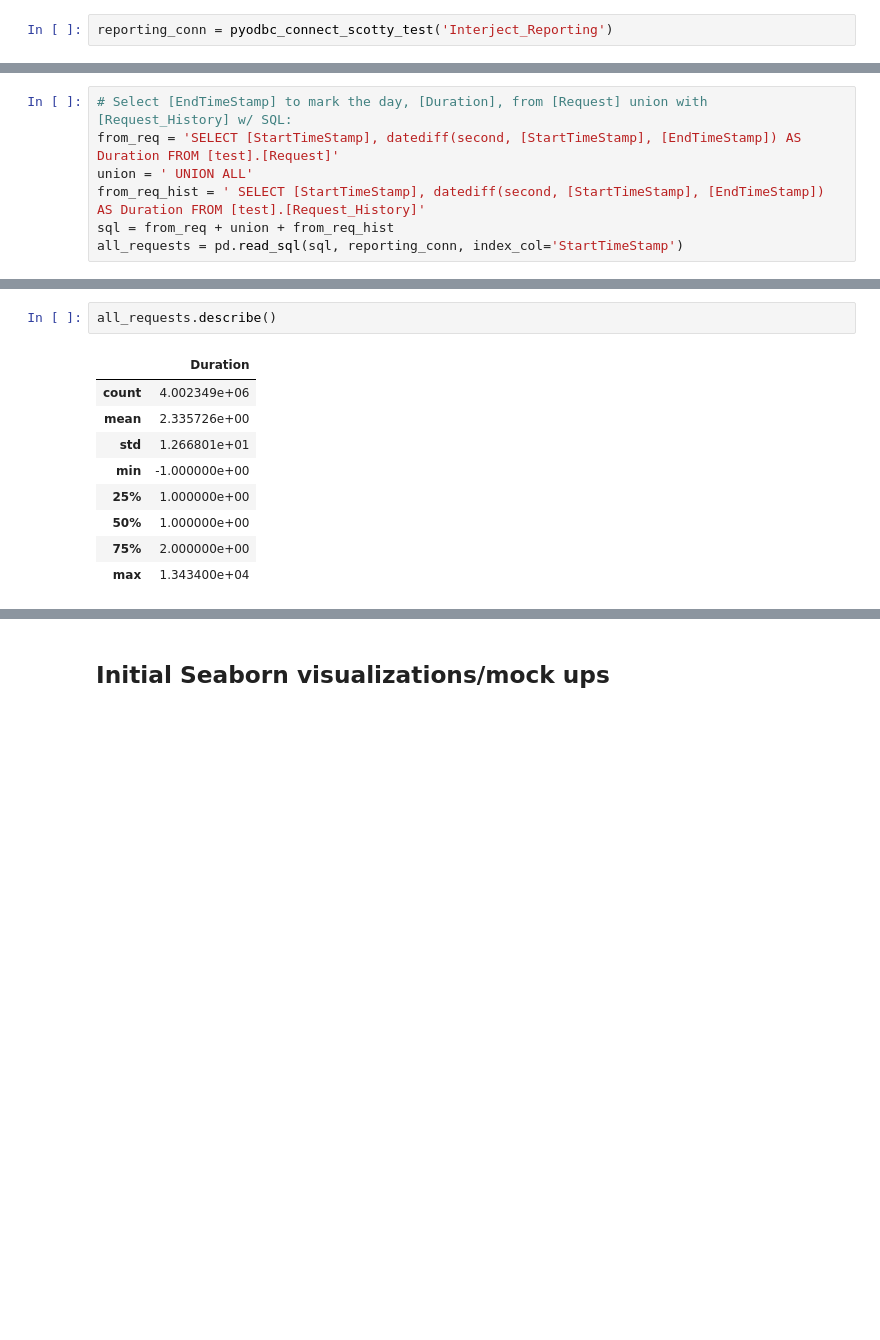
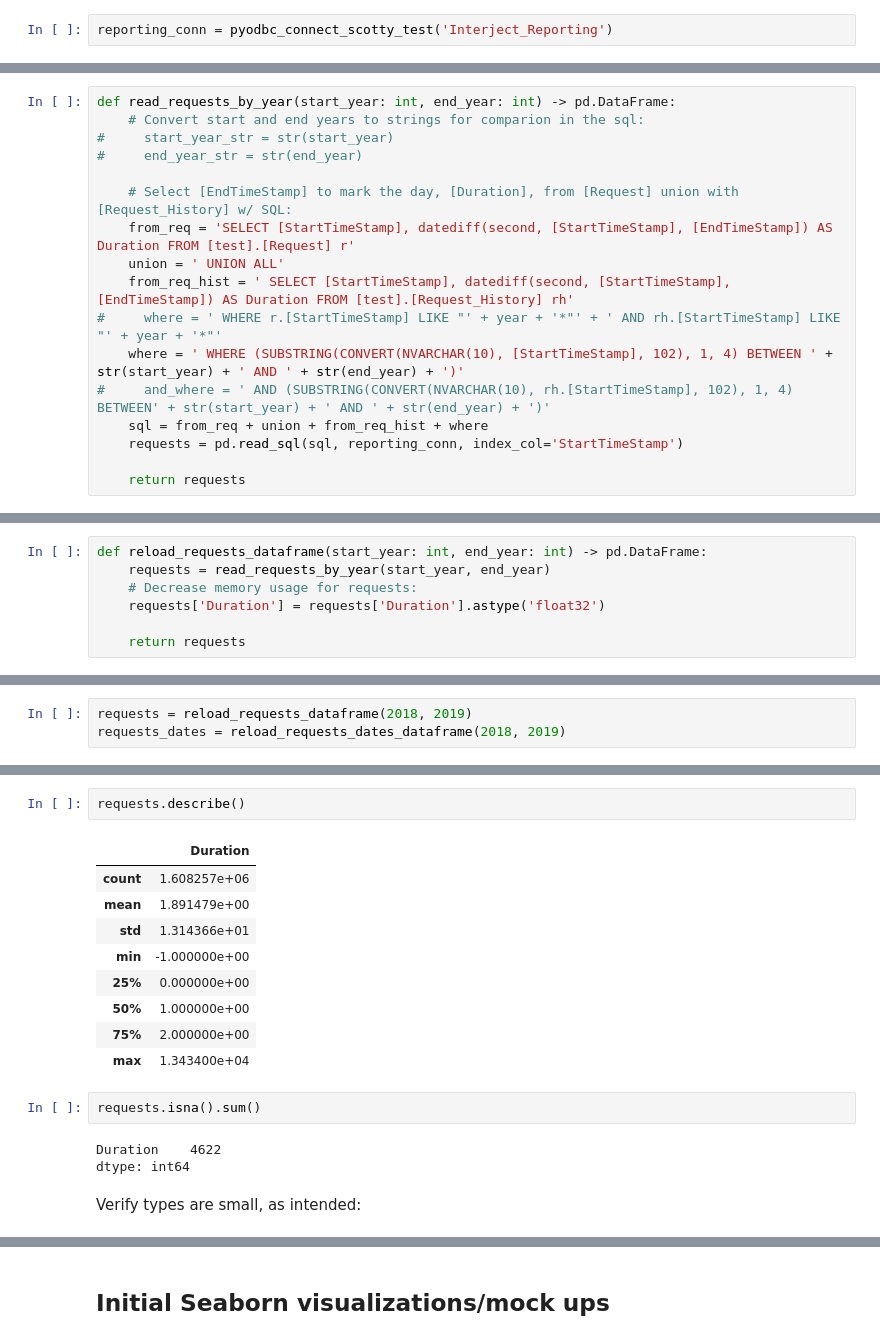
Before and after one commit to leilanihagen/interject-datacell-request-time-data-exploration, a Jupyter notebook: datacell_request_time_v2.ipynb, the cells around one changed output, grey strips where cells are left out. Cells and saved outputs as stored; diff of their text form; blank space fills up the shorter version.

Commit message:
Creating functions for pulling in SQL data

```diff
--- a/datacell_request_time_v2.ipynb
+++ b/datacell_request_time_v2.ipynb
@@ -53,7 +55,17 @@ reporting_conn = pyodbc_connect_scotty_test('Interject_Reporting')
 # %%
-# Select [EndTimeStamp] to mark the day, [Duration], from [Request] union with [Request_History] w/ SQL:
-from_req = 'SELECT [StartTimeStamp], datediff(second, [StartTimeStamp], [EndTimeStamp]) AS Duration FROM [test].[Request]'
-union = ' UNION ALL'
-from_req_hist = ' SELECT [StartTimeStamp], datediff(second, [StartTimeStamp], [EndTimeStamp]) AS Duration FROM [test].[Request_History]'
-sql = from_req + union + from_req_hist
-all_requests = pd.read_sql(sql, reporting_conn, index_col='StartTimeStamp')
+def read_requests_by_year(start_year: int, end_year: int) -> pd.DataFrame:
+    # Convert start and end years to strings for comparion in the sql:
+#     start_year_str = str(start_year)
+#     end_year_str = str(end_year)
+
+    # Select [EndTimeStamp] to mark the day, [Duration], from [Request] union with [Request_History] w/ SQL:
+    from_req = 'SELECT [StartTimeStamp], datediff(second, [StartTimeStamp], [EndTimeStamp]) AS Duration FROM [test].[Request] r'
+    union = ' UNION ALL'
+    from_req_hist = ' SELECT [StartTimeStamp], datediff(second, [StartTimeStamp], [EndTimeStamp]) AS Duration FROM [test].[Request_History] rh'
+#     where = ' WHERE r.[StartTimeStamp] LIKE "' + year + '*"' + ' AND rh.[StartTimeStamp] LIKE "' + year + '*"'
+    where = ' WHERE (SUBSTRING(CONVERT(NVARCHAR(10), [StartTimeStamp], 102), 1, 4) BETWEEN ' + str(start_year) + ' AND ' + str(end_year) + ')'
+#     and_where = ' AND (SUBSTRING(CONVERT(NVARCHAR(10), rh.[StartTimeStamp], 102), 1, 4) BETWEEN' + str(start_year) + ' AND ' + str(end_year) + ')'
+    sql = from_req + union + from_req_hist + where
+    requests = pd.read_sql(sql, reporting_conn, index_col='StartTimeStamp')
+
+    return requests
@@ -65,0 +80,7 @@ True
+# %%
+def reload_requests_dataframe(start_year: int, end_year: int) -> pd.DataFrame:
+    requests = read_requests_by_year(start_year, end_year)
+    # Decrease memory usage for requests:
+    requests['Duration'] = requests['Duration'].astype('float32')
+
+    return requests
@@ -66 +120,4 @@ True
+# %%
+requests = reload_requests_dataframe(2018, 2019)
+requests_dates = reload_requests_dates_dataframe(2018, 2019)
 # %% [markdown]
@@ -68,12 +135,19 @@ True
 # %%
-all_requests.describe()
+requests.describe()
 # %% [output]
 |  | Duration |
-| count | 4.002349e+06 |
-| mean | 2.335726e+00 |
-| std | 1.266801e+01 |
+| count | 1.608257e+06 |
+| mean | 1.891479e+00 |
+| std | 1.314366e+01 |
 | min | -1.000000e+00 |
-| 25% | 1.000000e+00 |
+| 25% | 0.000000e+00 |
 | 50% | 1.000000e+00 |
 | 75% | 2.000000e+00 |
 | max | 1.343400e+04 |
+# %%
+requests.isna().sum()
+# %% [output]
+Duration    4622
+dtype: int64
+# %% [markdown]
+Verify types are small, as intended:
```
Also changed, not shown: parts of 23 cells of this notebook.
